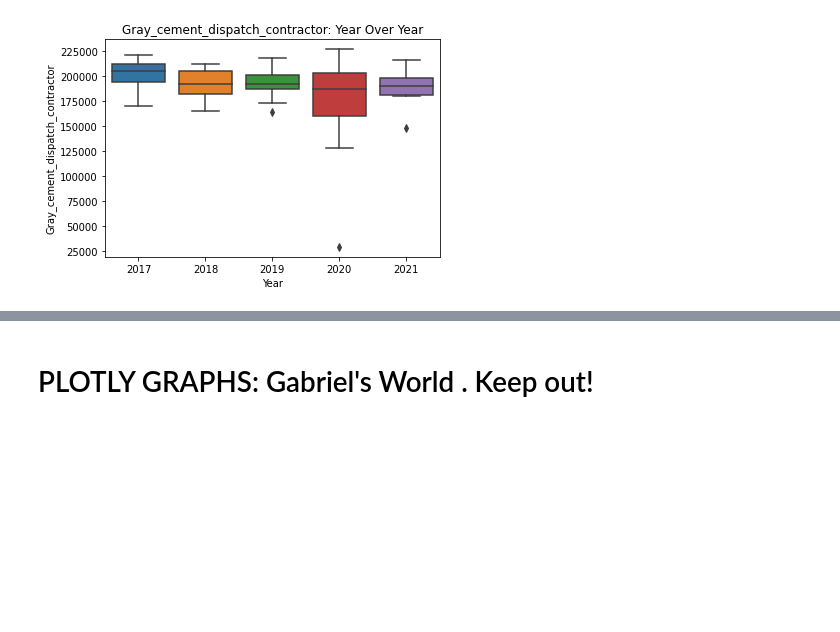
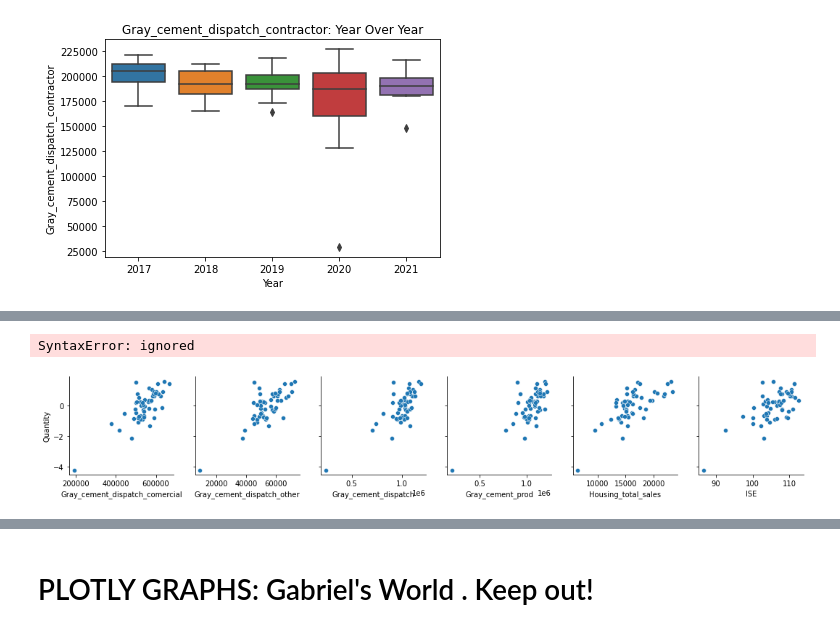
Before and after one commit to JF11579/Adelphi, a Jupyter notebook: Sprint_2_Group.ipynb, the cells around one changed output, grey strips where cells are left out. Drawn from its saved outputs; the diff is of its cells as text; code cells hidden in the pictures; blank space fills up the shorter version.

```diff
--- a/Sprint_2_Group.ipynb
+++ b/Sprint_2_Group.ipynb
@@ -478,0 +602,12 @@ ax = sns.boxplot(x="Month", y="Gray_cement_dispatch_contractor", data= Boxplot_d
+# %%
+Pair Plots
+# %% [output]
+SyntaxError: ignored
+# %%
+pp = sns.pairplot(data=Porc_Op,
+                  y_vars=['Quantity'],
+                  x_vars=['Gray_cement_dispatch_comercial', 'Gray_cement_dispatch_other', 'Gray_cement_dispatch','Gray_cement_prod',
+
+                          'Housing_total_sales','ISE',])
+# %% [output]
+[figure, added]
```
Also changed, not shown: parts of 56 cells of this notebook.
